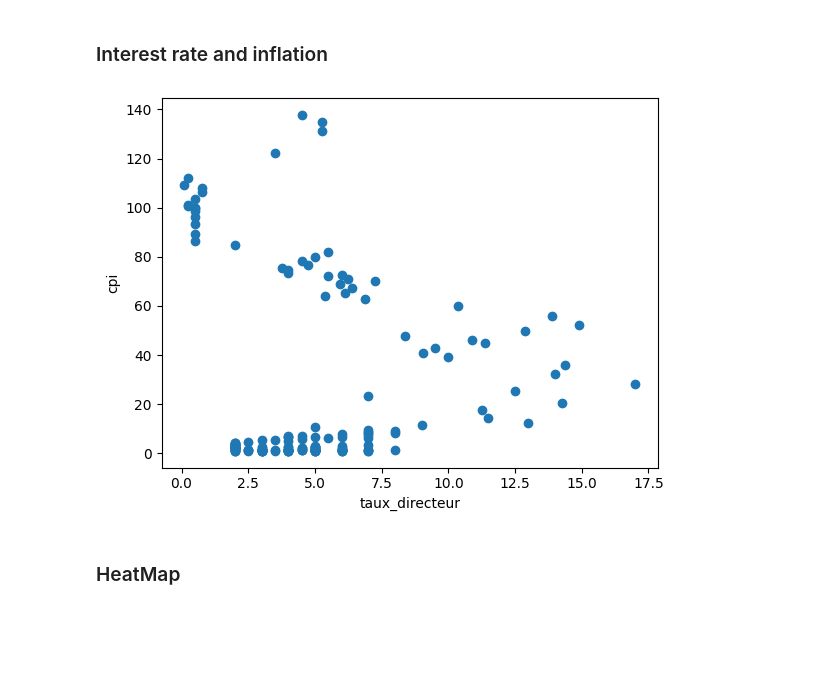
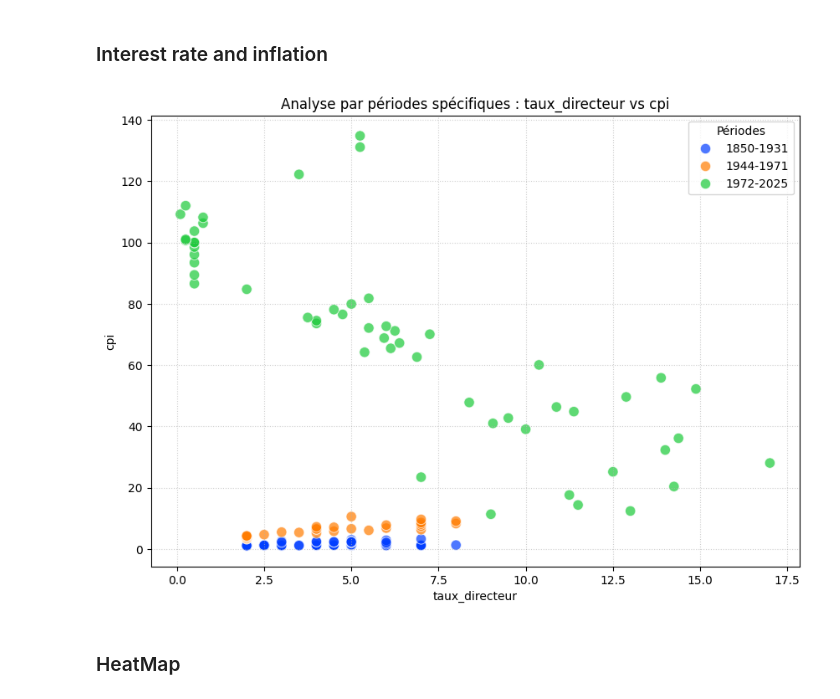
Before and after one commit to TimmGRT/Monetary-Policy-UK-1870-2025, a Jupyter notebook: CODE_ZONE/dorian_code/eda.ipynb, the cells around one changed output. Cells and saved outputs as stored; diff of their text form; code cells hidden in the pictures; blank space fills up the shorter version.

```diff
--- a/CODE_ZONE/dorian_code/eda.ipynb
+++ b/CODE_ZONE/dorian_code/eda.ipynb
@@ -305,9 +238,9 @@ scat(df, x="taux_directeur", y="taux_changes")
 # %% [markdown]
 ### Interest rate and inflation
 # %%
-scat(df, x="taux_directeur", y="cpi")
+scat_period(df, x="taux_directeur", y="cpi")
 # %% [output]
-[figure, old version]
+[figure, new version]
 # %% [markdown]
 ### HeatMap
 # %%
```
Also changed, not shown: parts of 24 cells of this notebook, 1 other file.
